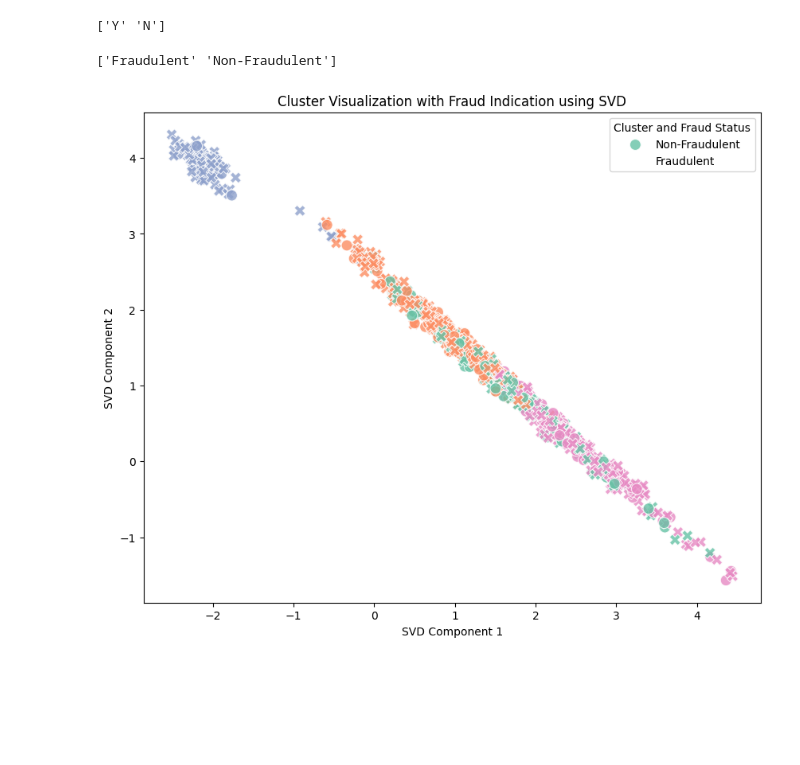
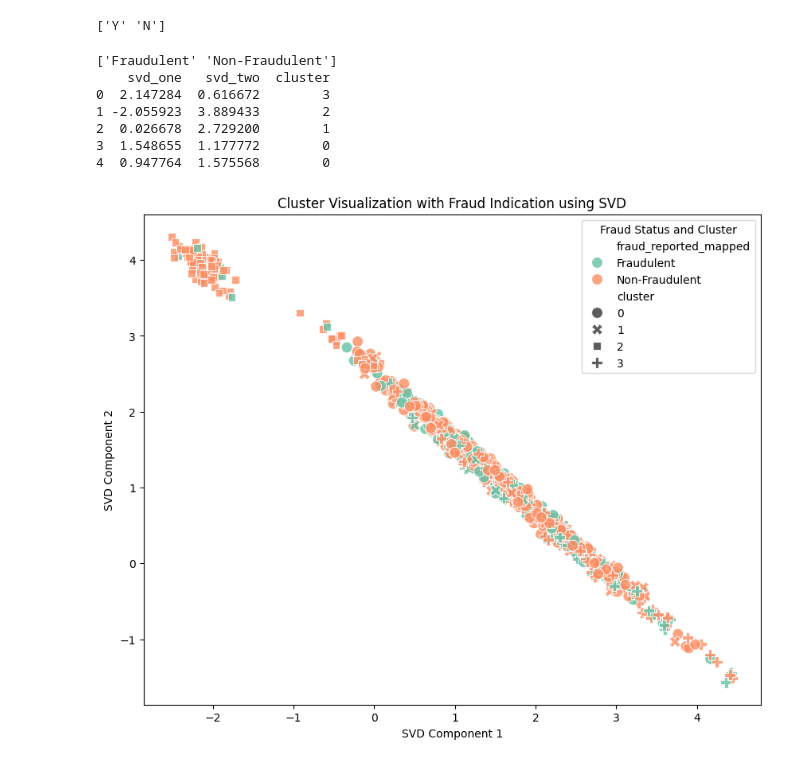
Before and after one commit to brandyn-lilley/explore-ai-integrated-project, a Jupyter notebook: Feature-Engineering-Workshop-3727.ipynb, the cells around one changed output. Cells and saved outputs as stored; diff of their text form; code cells hidden in the pictures; blank space fills up the shorter version.

```diff
--- a/Feature-Engineering-Workshop-3727.ipynb
+++ b/Feature-Engineering-Workshop-3727.ipynb
@@ -460,36 +474,51 @@ print(df_clean['fraud_reported'].unique())
 # %%
 # Adjust the mapping to match 'Y' and 'N'
 df_clean['fraud_reported_mapped'] = df_clean['fraud_reported'].map({'Y': 'Fraudulent', 'N': 'Non-Fraudulent'})
 
 # Verify the new mapping
 print(df_clean['fraud_reported_mapped'].unique())
 
+# Ensure X_prepared is defined
+# Example preprocessing pipeline application (ensure this is done in the previous steps)
+# X_prepared = preprocessing_pipeline.fit_transform(X)
 
 # Apply TruncatedSVD
 svd = TruncatedSVD(n_components=2)  # Reduce to two dimensions
 X_svd = svd.fit_transform(X_prepared)
 
 # Add SVD components to df_clean for plotting
 df_clean['svd_one'] = X_svd[:, 0]
 df_clean['svd_two'] = X_svd[:, 1]
 
+# Verify the SVD components and cluster column
+print(df_clean[['svd_one', 'svd_two', 'cluster']].head())
+
+# Plotting
 plt.figure(figsize=(10, 8))
-sns.scatterplot(
+scatter = sns.scatterplot(
     x='svd_one',
     y='svd_two',
-    hue='cluster',  # Color by cluster
-    style=df_clean['fraud_reported_mapped'],  # Style by fraud status
+    hue='fraud_reported_mapped',  # Color by fraud status
+    style='cluster',  # Style by cluster
     data=df_clean,
     palette='Set2',
-    markers=['o', 'X'],  # Different markers for Non-Fraudulent and Fraudulent
     s=100,
     alpha=0.8
 )
+
+# Adjust the legend to show all items
+handles, labels = scatter.get_legend_handles_labels()
+plt.legend(handles=handles, labels=labels, title='Fraud Status and Cluster')
 plt.title('Cluster Visualization with Fraud Indication using SVD')
 plt.xlabel('SVD Component 1')
 plt.ylabel('SVD Component 2')
-plt.legend(title='Cluster and Fraud Status', labels=['Non-Fraudulent', 'Fraudulent'])
 plt.show()
 # %% [output]
 ['Fraudulent' 'Non-Fraudulent']
+    svd_one   svd_two  cluster
+0  2.147284  0.616672        3
+1 -2.055923  3.889433        2
+2  0.026678  2.729200        1
+3  1.548655  1.177772        0
+4  0.947764  1.575568        0
-[figure, old version]
+[figure, new version]
```
Also changed, not shown: parts of 8 cells of this notebook, 2 other files.
